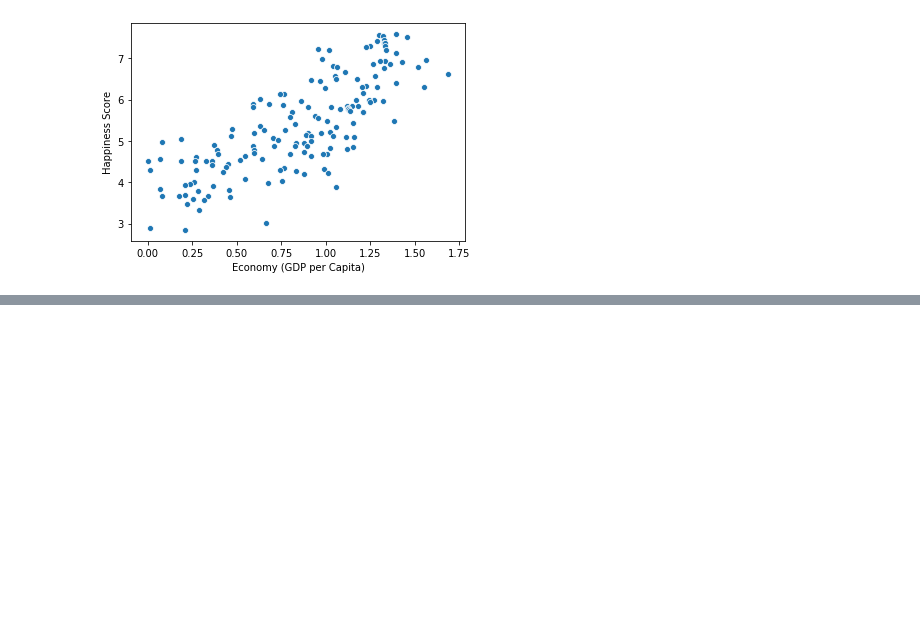
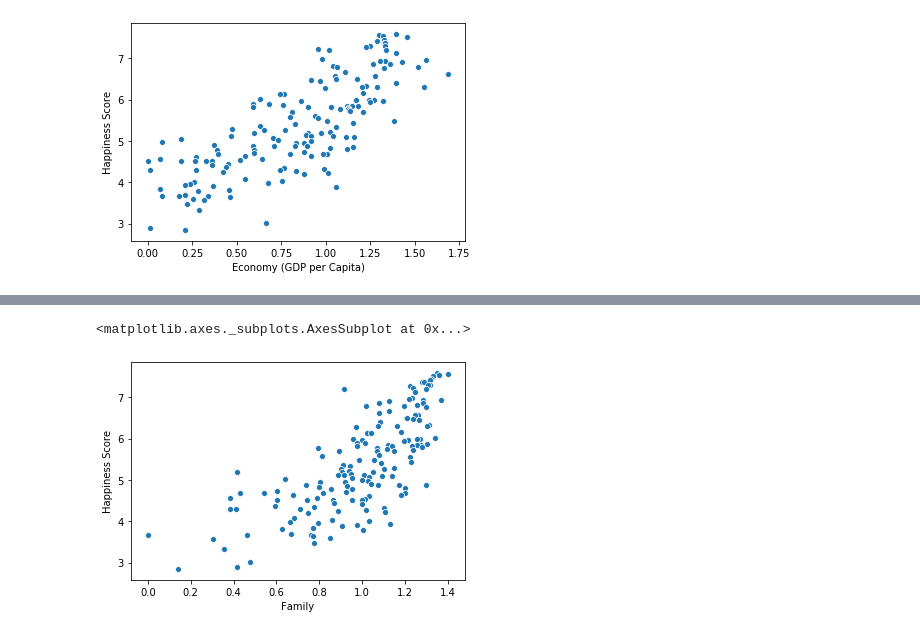
Before and after one commit to ipatel467/Happiness-Index, a Jupyter notebook: Index.ipynb, the cells around one changed output, grey strips where cells are left out. Cells and saved outputs as stored; diff of their text form; code cells hidden in the pictures; blank space fills up the shorter version.

```diff
--- a/Index.ipynb
+++ b/Index.ipynb
@@ -218,0 +222,5 @@ sns.scatterplot(data = df15, y ='Happiness Score' , x = 'Economy (GDP per Capita
+# %%
+sns.scatterplot(data = df15, x = 'Family', y ='Happiness Score' )
+# %% [output]
+<matplotlib.axes._subplots.AxesSubplot at 0x...>
+[figure, added]
```
Also changed, not shown: parts of 3 cells of this notebook.
